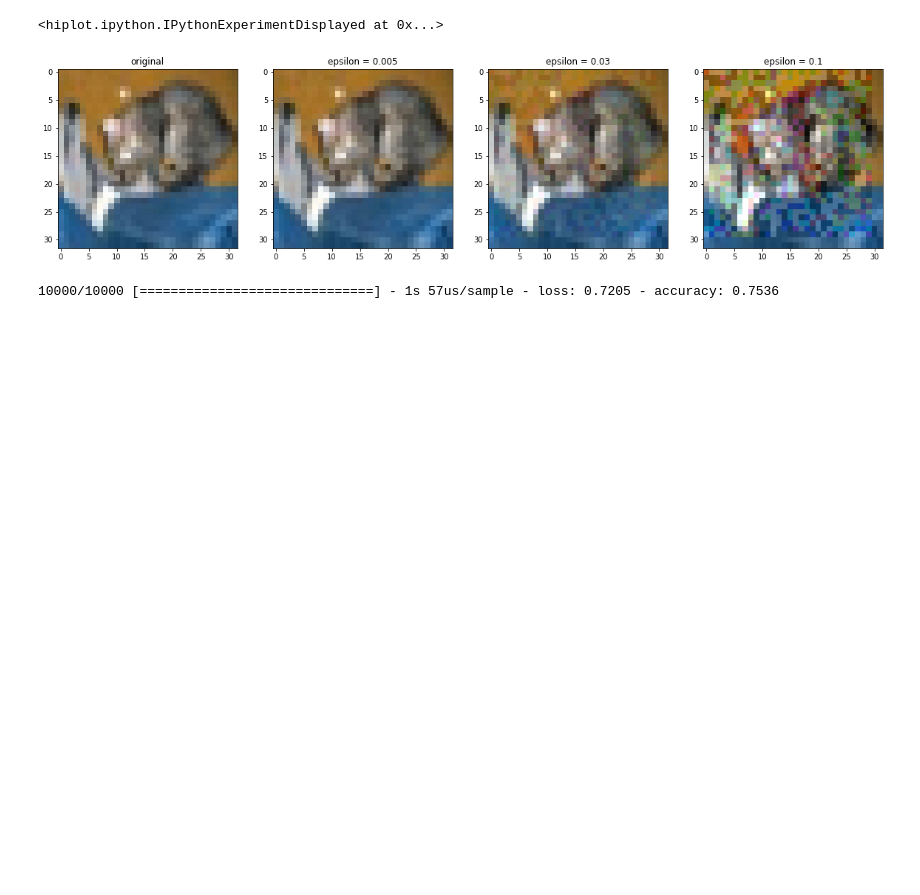
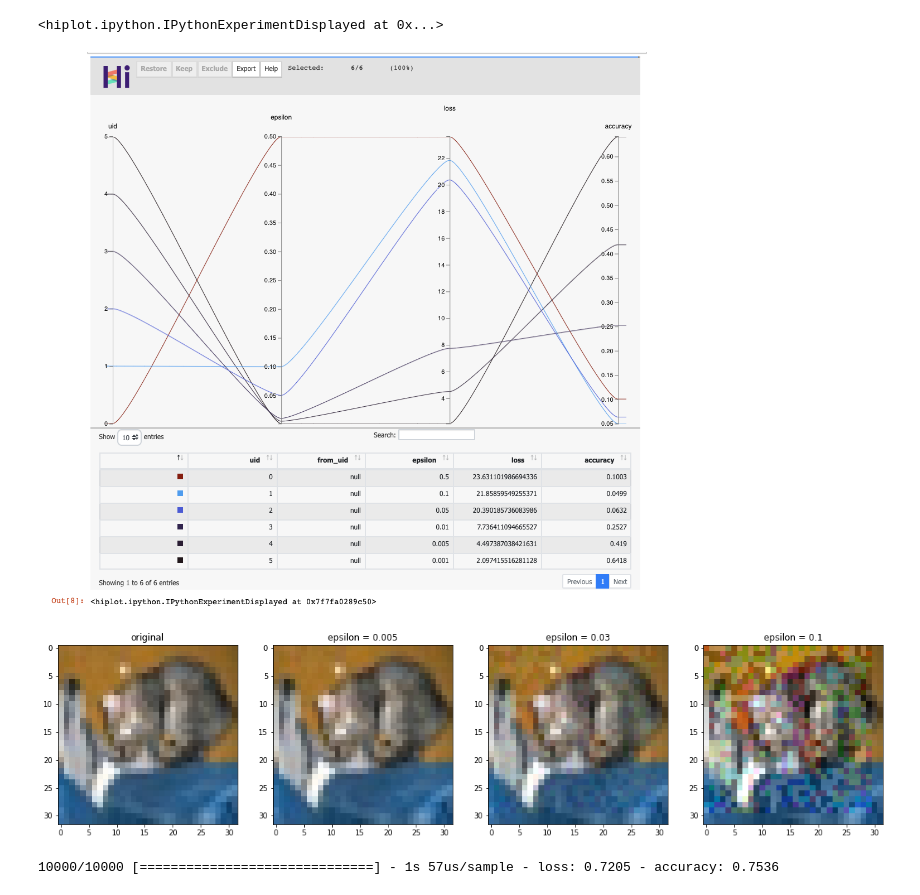
Before and after one commit to ReHoss/adversarial_attacks, a Jupyter notebook: theo/HPS.ipynb, the cells around one changed output. Cells and saved outputs as stored; diff of their text form; code cells hidden in the pictures; blank space fills up the shorter version.

Commit message:
add hiplot figure, can not be loaded

```diff
--- a/theo/HPS.ipynb
+++ b/theo/HPS.ipynb
@@ -45,6 +46,10 @@ hip.Experiment.from_iterable(hp).display()
 [interactive output not drawn]
 [interactive output not drawn]
 <hiplot.ipython.IPythonExperimentDisplayed at 0x...>
+# %%
+Image(filename='im1.png', width=1000, height=1000)
+# %% [output]
+[figure, added]
 # %%
 np.expand_dims(x[i], 0)
 # %%
```
Also changed, not shown: parts of 2 cells of this notebook.
